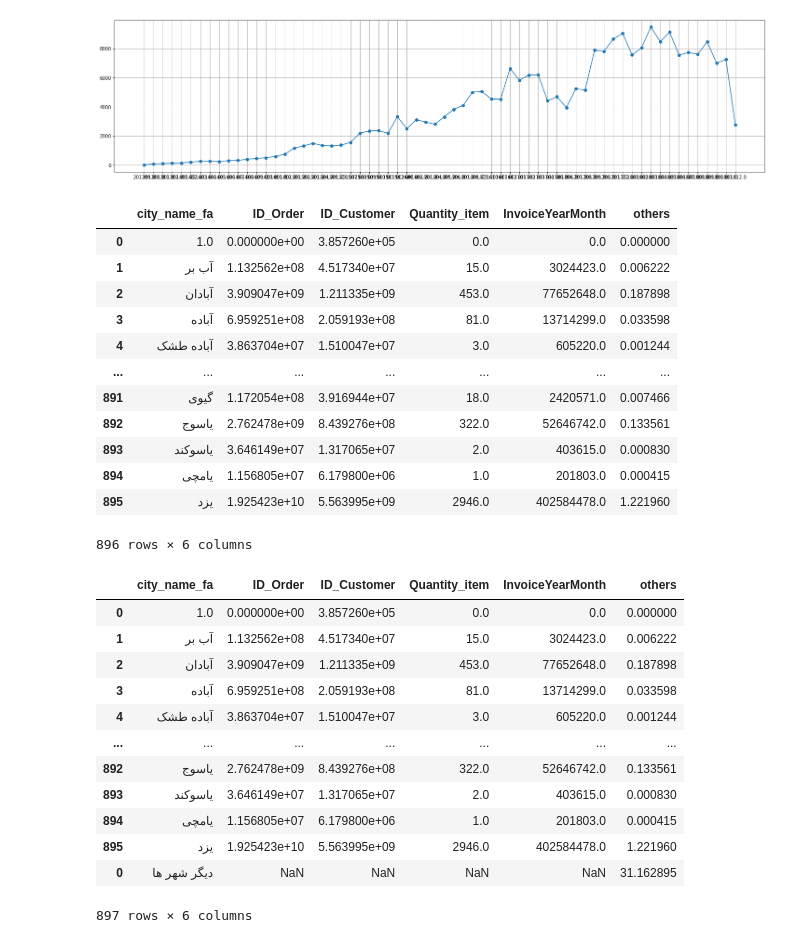
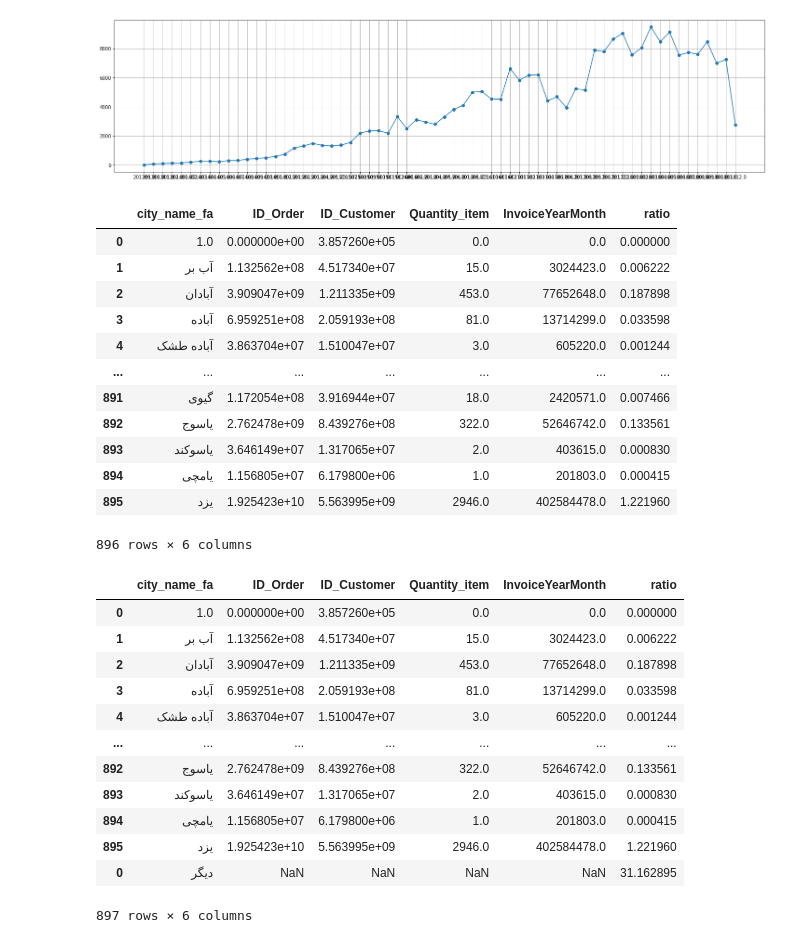
Before and after one commit to HosseinSadeghi-dev/machine-learning, a Jupyter notebook: Digikala/Digikala.ipynb, the cells around one changed output. Saved outputs shown, nothing was run; the diff lists cells and outputs as text; code cells hidden in the pictures.

```diff
--- a/Digikala/Digikala.ipynb
+++ b/Digikala/Digikala.ipynb
@@ -66,10 +66,10 @@ plt.grid()
 [figure]
 # %%
 city = digikala_data.groupby(['city_name_fa']).sum().reset_index()
-city['others'] = city['Quantity_item'] / city['Quantity_item'].sum() * 100
+city['ratio'] = city['Quantity_item'] / city['Quantity_item'].sum() * 100
 city
 # %% [output]
-|  | city_name_fa | ID_Order | ID_Customer | Quantity_item | InvoiceYearMonth | others |
+|  | city_name_fa | ID_Order | ID_Customer | Quantity_item | InvoiceYearMonth | ratio |
 | 0 | 1.0 | 0.000000e+00 | 3.857260e+05 | 0.0 | 0.0 | 0.000000 |
 | 1 | آب بر | 1.132562e+08 | 4.517340e+07 | 15.0 | 3024423.0 | 0.006222 |
 | 2 | آبادان | 3.909047e+09 | 1.211335e+09 | 453.0 | 77652648.0 | 0.187898 |
@@ -84,11 +84,11 @@ city
 896 rows × 6 columns
 # %%
 new_row = pd.DataFrame(
-    data={'city_name_fa': ['دیگر شهر ها'], 'others': city.query("others < 1.5")['others'].sum()})
+    data={'city_name_fa': ['دیگر'], 'ratio': city.query("ratio < 1.5")['ratio'].sum()})
 city = pd.concat([city, new_row])
 city
 # %% [output]
-|  | city_name_fa | ID_Order | ID_Customer | Quantity_item | InvoiceYearMonth | others |
+|  | city_name_fa | ID_Order | ID_Customer | Quantity_item | InvoiceYearMonth | ratio |
 | 0 | 1.0 | 0.000000e+00 | 3.857260e+05 | 0.0 | 0.0 | 0.000000 |
 | 1 | آب بر | 1.132562e+08 | 4.517340e+07 | 15.0 | 3024423.0 | 0.006222 |
 | 2 | آبادان | 3.909047e+09 | 1.211335e+09 | 453.0 | 77652648.0 | 0.187898 |
@@ -99,7 +99,7 @@ city
 | 893 | یاسوکند | 3.646149e+07 | 1.317065e+07 | 2.0 | 403615.0 | 0.000830 |
 | 894 | یامچی | 1.156805e+07 | 6.179800e+06 | 1.0 | 201803.0 | 0.000415 |
 | 895 | یزد | 1.925423e+10 | 5.563995e+09 | 2946.0 | 402584478.0 | 1.221960 |
-| 0 | دیگر شهر ها | NaN | NaN | NaN | NaN | 31.162895 |
+| 0 | دیگر | NaN | NaN | NaN | NaN | 31.162895 |
 897 rows × 6 columns
 # %%
 matplotlib.rc('font', **{'family': 'IranSans', 'size': 16})
```
Also changed, not shown: parts of 1 cell of this notebook.
